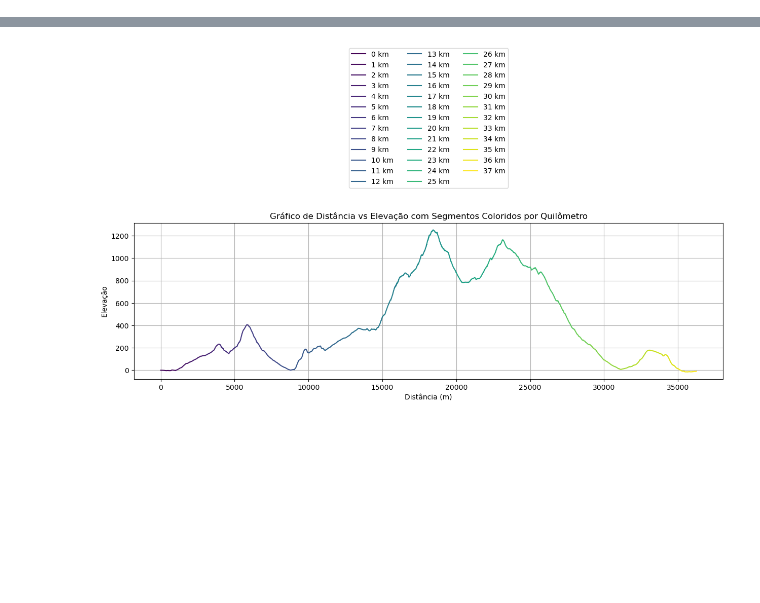
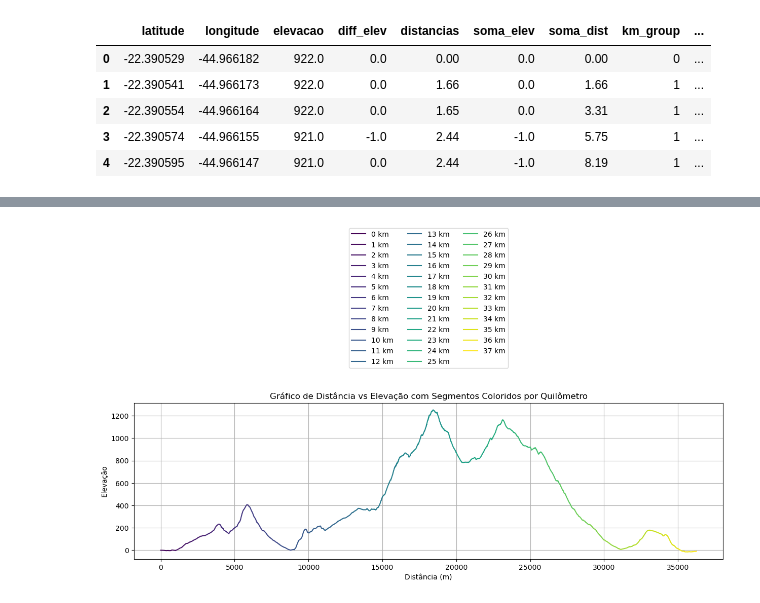
Before and after one commit to joaomts/-strava_analytics, a Jupyter notebook: analise_exploratoria_percurso.ipynb, the cells around one changed output, grey strips where cells are left out. Cells and saved outputs as stored; diff of their text form; code cells hidden in the pictures; blank space fills up the shorter version.

```diff
--- a/analise_exploratoria_percurso.ipynb
+++ b/analise_exploratoria_percurso.ipynb
@@ -17,3 +16,26 @@ df_gpx.head()
+# %%
+# Converter colunas de números com vírgula para ponto e tipo float
+cols_to_convert = [
+    "latitude",
+    "longitude",
+    "elevacao",
+    "diff_elev",
+    "distancias",
+    "soma_elev",
+    "soma_dist",
+    "desnivel_positivo",
+    "desnivel_negativo",
+]
+for col in cols_to_convert:
+    df_gpx[col] = df_gpx[col].str.replace(",", ".", regex=False).astype(float)
+df_gpx.head()
+# %% [output]
+|  | latitude | longitude | elevacao | diff_elev | distancias | soma_elev | soma_dist | km_group | ... |
+| 0 | -22.390529 | -44.966182 | 922.0 | 0.0 | 0.00 | 0.0 | 0.00 | 0 | ... |
+| 1 | -22.390541 | -44.966173 | 922.0 | 0.0 | 1.66 | 0.0 | 1.66 | 1 | ... |
+| 2 | -22.390554 | -44.966164 | 922.0 | 0.0 | 1.65 | 0.0 | 3.31 | 1 | ... |
+| 3 | -22.390574 | -44.966155 | 921.0 | -1.0 | 2.44 | -1.0 | 5.75 | 1 | ... |
+| 4 | -22.390595 | -44.966147 | 921.0 | 0.0 | 2.44 | -1.0 | 8.19 | 1 | ... |
 # %%
 len(df_gpx)
 # %% [output]
```
Also changed, not shown: parts of 13 cells of this notebook, 4 other files.
